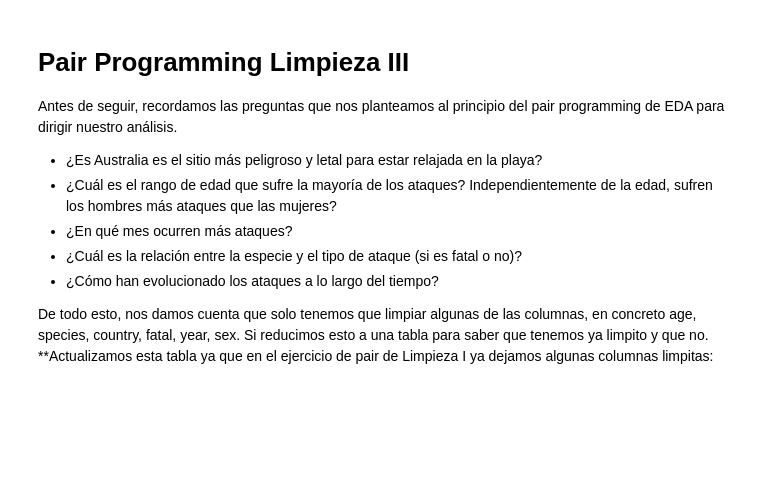
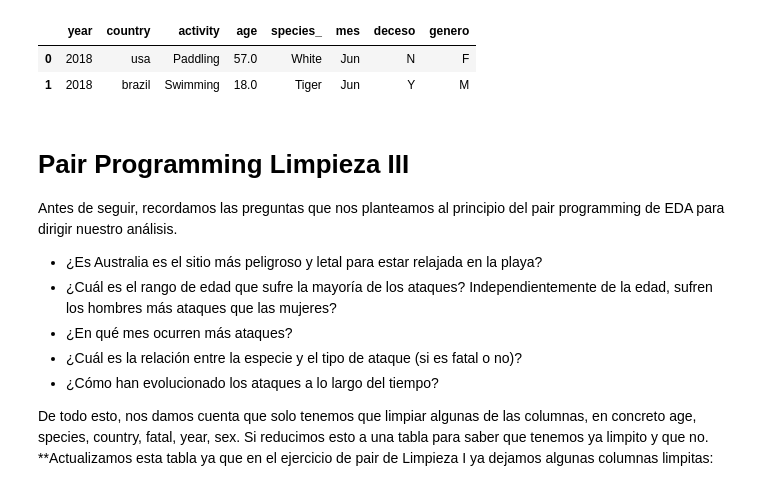
Before and after one commit to Adalab/DA-promoc-modulo-02-sprint-02-sandra-ana, a Jupyter notebook: Limpieza/03-Limpieza-3.ipynb, the cells around one changed output. Saved outputs shown, nothing was run; the diff lists cells and outputs as text; code cells hidden in the pictures; blank space fills up the shorter version.

```diff
--- a/Limpieza/03-Limpieza-3.ipynb
+++ b/Limpieza/03-Limpieza-3.ipynb
@@ -6,7 +7,11 @@ import matplotlib.pyplot as plt
 
 pd.options.display.max_columns = None
 # %%
-df = pd.read_csv("datos/WDICountry_limpio.csv", index_col = 0)
-df.head(2)
+df_l = pd.read_csv("../data/02-tiburon_4.csv", index_col = 0)
+df_l.head(2)
+# %% [output]
+|  | year | country | activity | age | species_ | mes | deceso | genero |
+| 0 | 2018 | usa | Paddling | 57.0 | White | Jun | N | F |
+| 1 | 2018 | brazil | Swimming | 18.0 | Tiger | Jun | Y | M |
 # %% [markdown]
 # Pair Programming Limpieza III
```
Also changed, not shown: parts of 4 cells of this notebook, 2 other files.
